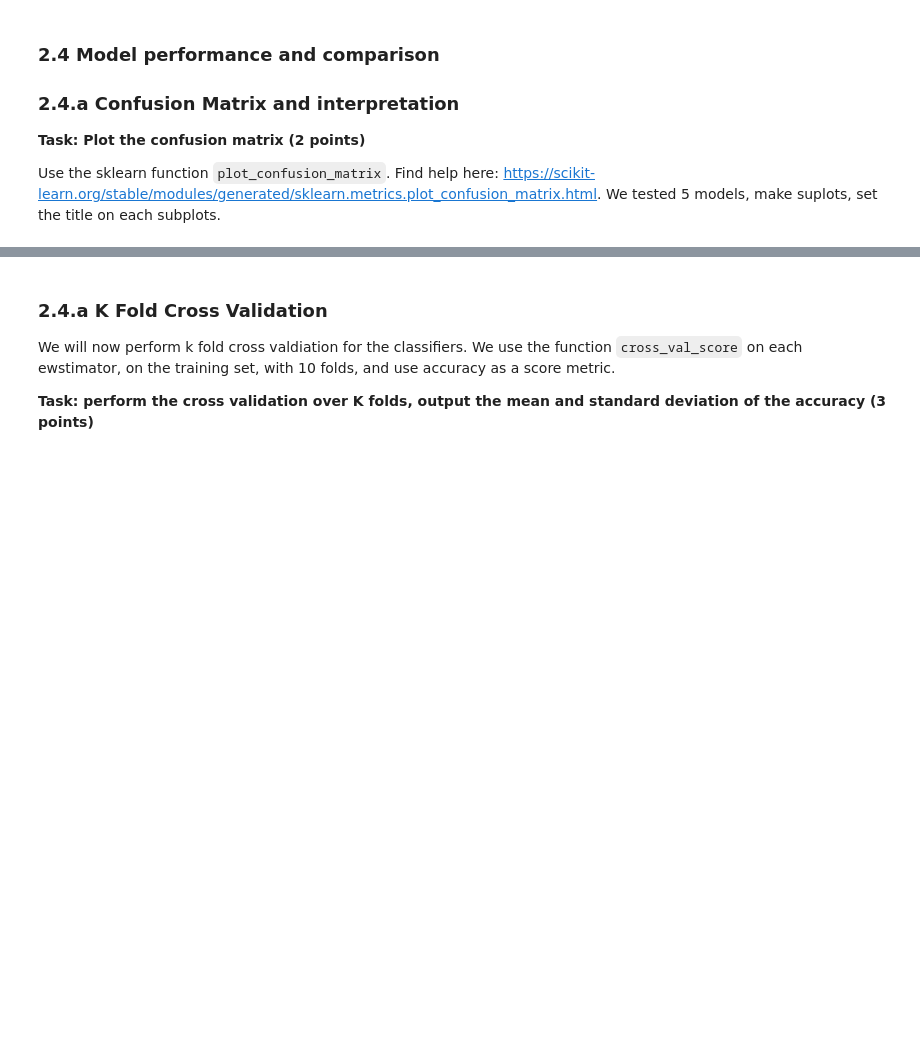
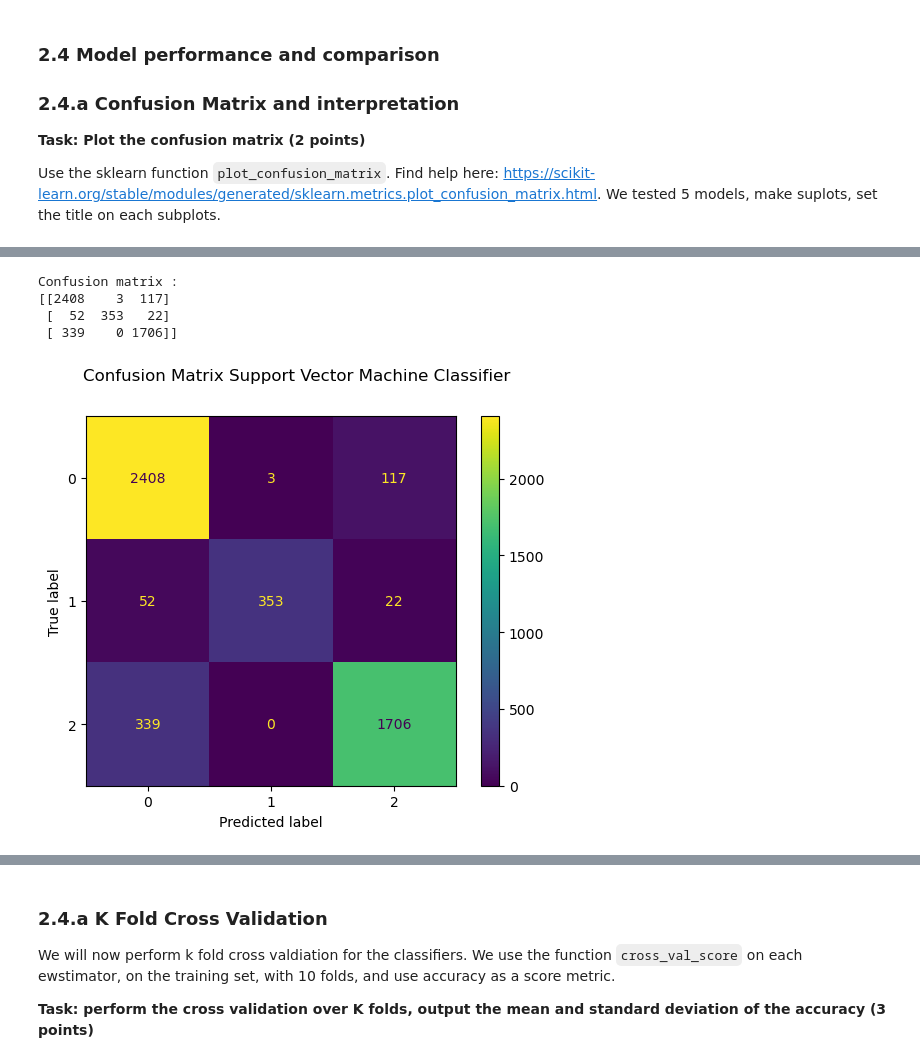
Before and after one commit to UW-ESS-DS/MLGeo2022_velgueta, a Jupyter notebook: Homework7/homework7.ipynb, the cells around one changed output, grey strips where cells are left out. Drawn from its saved outputs; the diff is of its cells as text; code cells hidden in the pictures; blank space fills up the shorter version.

```diff
--- a/Homework7/homework7.ipynb
+++ b/Homework7/homework7.ipynb
@@ -693,0 +739,11 @@ sklearn.metrics.plot_confusion_matrix(estimator, X, y_true, *, labels=None, samp
+# %%
+disp = metrics.plot_confusion_matrix(clfv,X_test, y_test)
+disp.figure_.suptitle("Confusion Matrix Support Vector Machine Classifier ")
+print(f"Confusion matrix :\n{disp.confusion_matrix}")
+plt.show()
+# %% [output]
+Confusion matrix :
+[[2408    3  117]
+ [  52  353   22]
+ [ 339    0 1706]]
+[figure, added]
```
Also changed, not shown: parts of 16 cells of this notebook.
